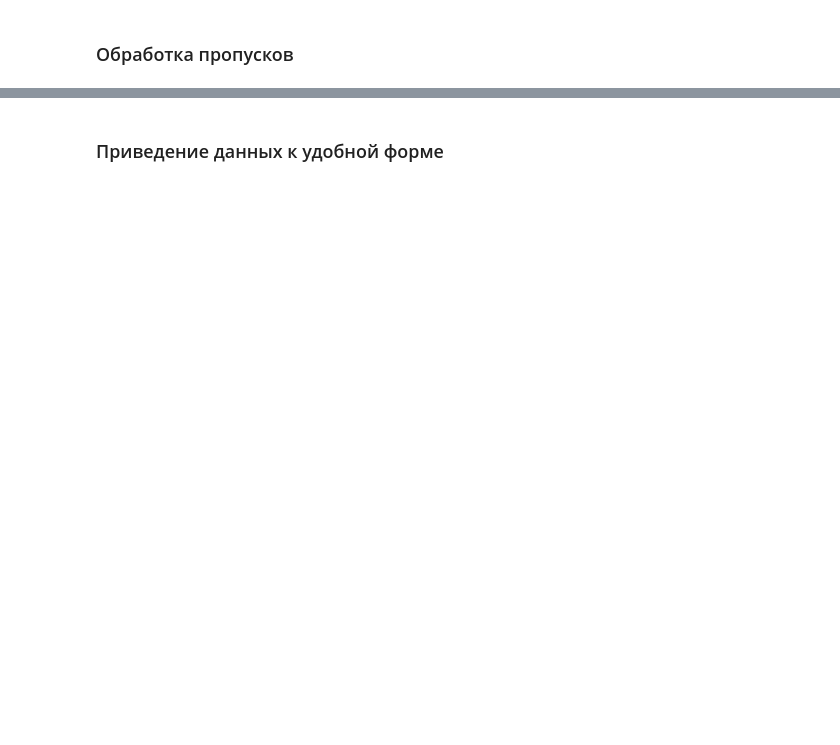
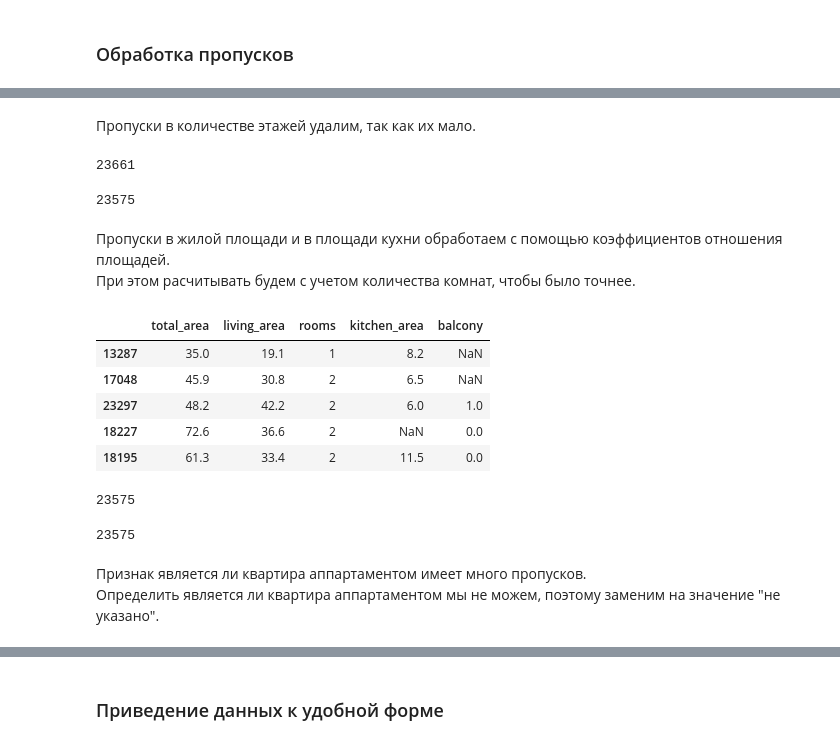
Before and after one commit to PAGriAnalytics/pagri-projects, a Jupyter notebook: quarto/projects/housing-ads-investigation/housing_ads_investigation.ipynb, the cells around one changed output, grey strips where cells are left out. Cells and saved outputs as stored; diff of their text form; code cells hidden in the pictures; blank space fills up the shorter version.

```diff
--- a/quarto/projects/housing-ads-investigation/housing_ads_investigation.ipynb
+++ b/quarto/projects/housing-ads-investigation/housing_ads_investigation.ipynb
@@ -741,0 +933,2 @@ pagri_data_tools.check_zeros_value_in_df(df)
+# %%
+df = df[df.last_price != 12190]
@@ -741,0 +958,2 @@ pagri_data_tools.check_zeros_value_in_df(df)
+# %%
+df = df[~(df.ceiling_height > 5)]
@@ -770,2 +981,0 @@ pagri_data_tools.check_group_count(df, category_columns, value_column)
-# %%
-df[value_column] = pagri_data_tools.fill_na_with_function_by_categories(df, category_columns, value_column, func='median', minimal_group_size=10)
@@ -773,0 +989,28 @@ df[value_column] = pagri_data_tools.fill_na_with_function_by_categories(df, cate
+# %% [markdown]
+Пропуски в количестве этажей удалим, так как их мало.
+# %%
+df.shape[0]
+# %% [output]
+23661
+# %%
+df = df.dropna(subset=['floors_total'])
+# %%
+df.shape[0]
+# %% [output]
+23575
+# %% [markdown]
+Пропуски в жилой площади и в площади кухни обработаем с помощью коэффициентов отношения площадей.
+При этом расчитывать будем с учетом количества комнат, чтобы было точнее.
+# %%
+df[['total_area', 'living_area', 'rooms', 'kitchen_area', 'balcony']].sample(5)
+# %% [output]
+|  | total_area | living_area | rooms | kitchen_area | balcony |
+| 13287 | 35.0 | 19.1 | 1 | 8.2 | NaN |
+| 17048 | 45.9 | 30.8 | 2 | 6.5 | NaN |
+| 23297 | 48.2 | 42.2 | 2 | 6.0 | 1.0 |
+| 18227 | 72.6 | 36.6 | 2 | NaN | 0.0 |
+| 18195 | 61.3 | 33.4 | 2 | 11.5 | 0.0 |
+# %%
+df.shape[0]
+# %% [output]
+23575
@@ -773,0 +1032,7 @@ df[value_column] = pagri_data_tools.fill_na_with_function_by_categories(df, cate
+# %%
+df.shape[0]
+# %% [output]
+23575
+# %% [markdown]
+Признак является ли квартира аппартаментом имеет много пропусков.
+Определить является ли квартира аппартаментом мы не можем, поэтому заменим на значение "не указано".
```
Also changed, not shown: parts of 196 cells of this notebook, 1 other file.
